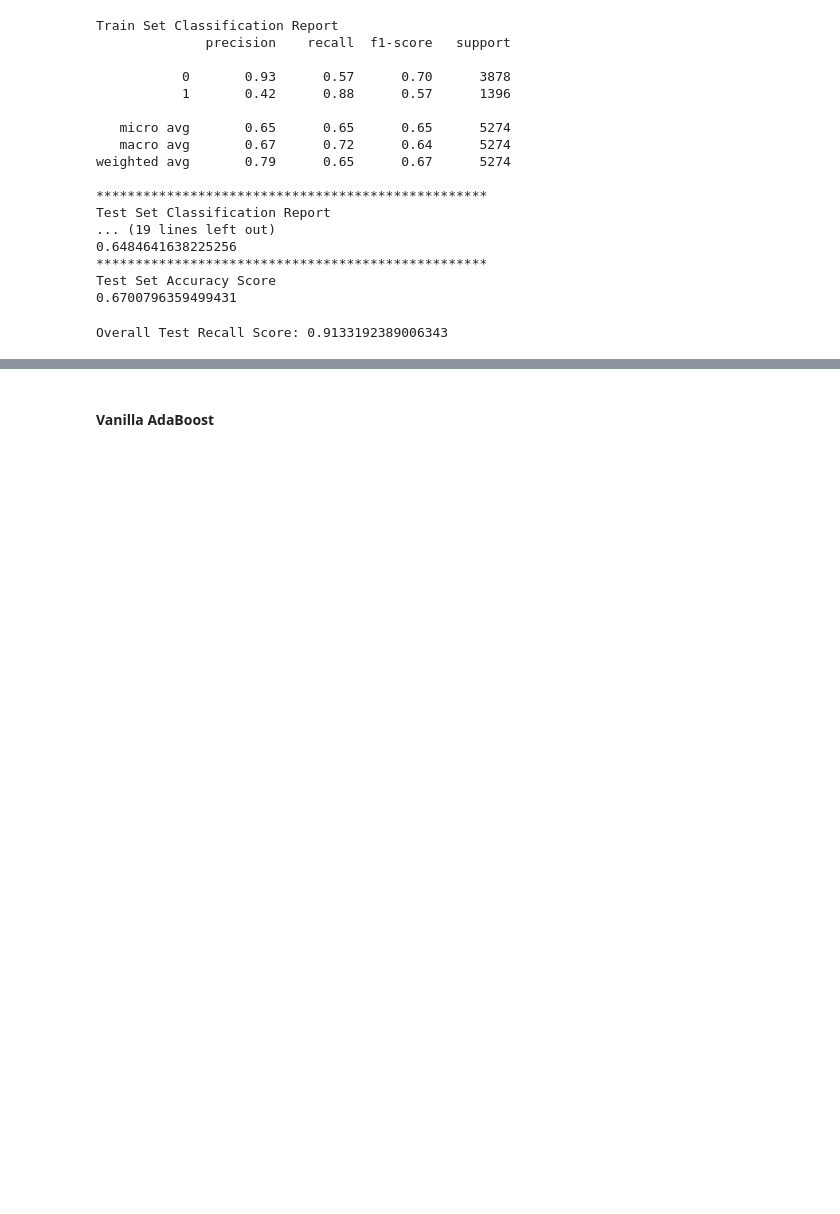
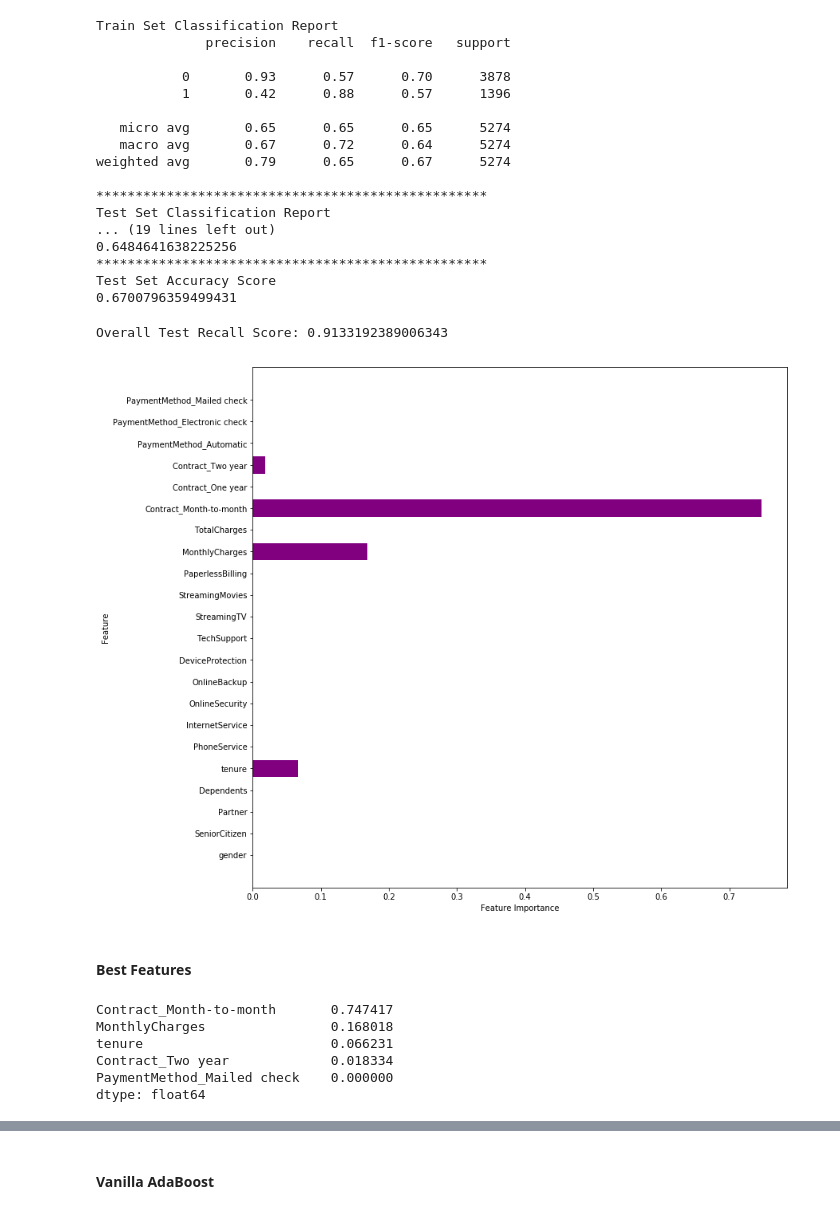
Before and after one commit to steeznation16/hackathon-jan-2019-clf, a Jupyter notebook: The-Great-Hackathon-of-January-2019.ipynb, the cells around one changed output, grey strips where cells are left out. Saved outputs shown, nothing was run; the diff lists cells and outputs as text; code cells hidden in the pictures; blank space fills up the shorter version.

Commit message:
dt best features and confusion matrix

```diff
--- a/The-Great-Hackathon-of-January-2019.ipynb
+++ b/The-Great-Hackathon-of-January-2019.ipynb
@@ -719,3 +719,19 @@ Test Set Accuracy Score
 print(f'Overall Test Recall Score: {recall_score(y_test, op_dt_test_preds)}')
 # %% [output]
 Overall Test Recall Score: 0.9133192389006343
+# %%
+plot_feature_importances(optimized_dt)
+# %% [output]
+[figure, added]
+# %% [markdown]
+#### Best Features
+# %%
+dt_best_features = pd.Series(optimized_dt.feature_importances_, index=scaled_df.columns)
+dt_best_features.sort_values(ascending=False).nlargest(5)
+# %% [output]
+Contract_Month-to-month       0.747417
+MonthlyCharges                0.168018
+tenure                        0.066231
+Contract_Two year             0.018334
+PaymentMethod_Mailed check    0.000000
+dtype: float64
```
Also changed, not shown: parts of 2 cells of this notebook.
